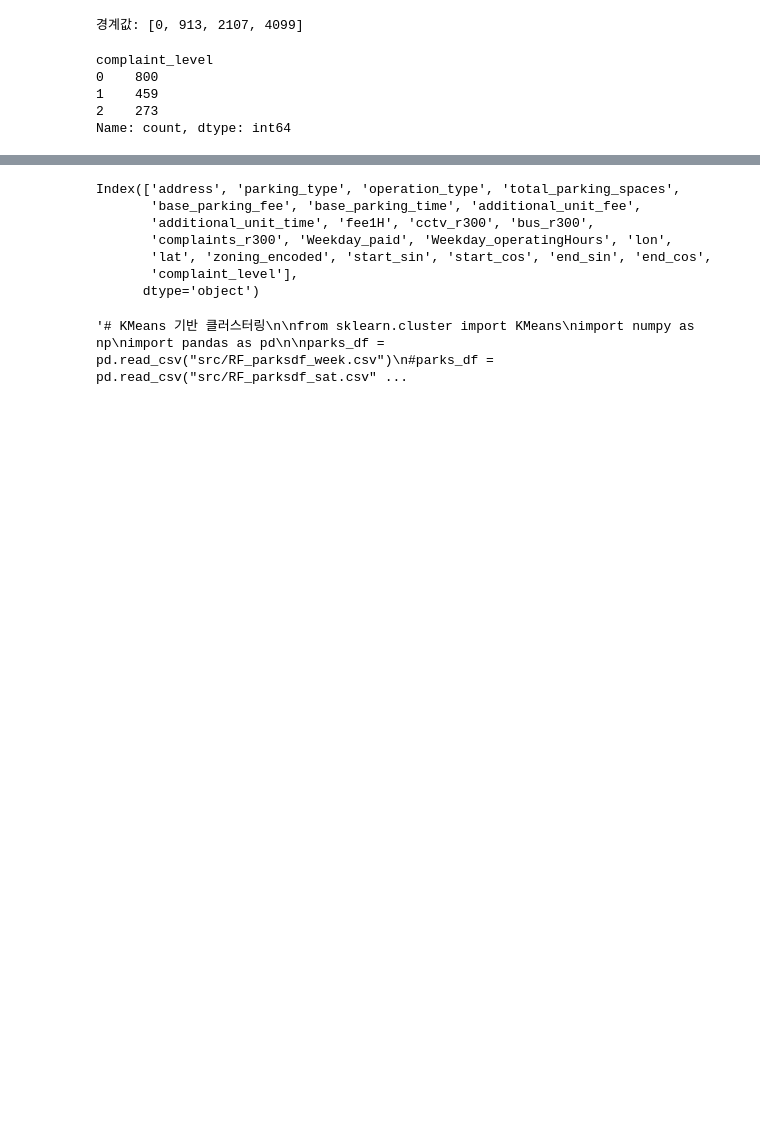
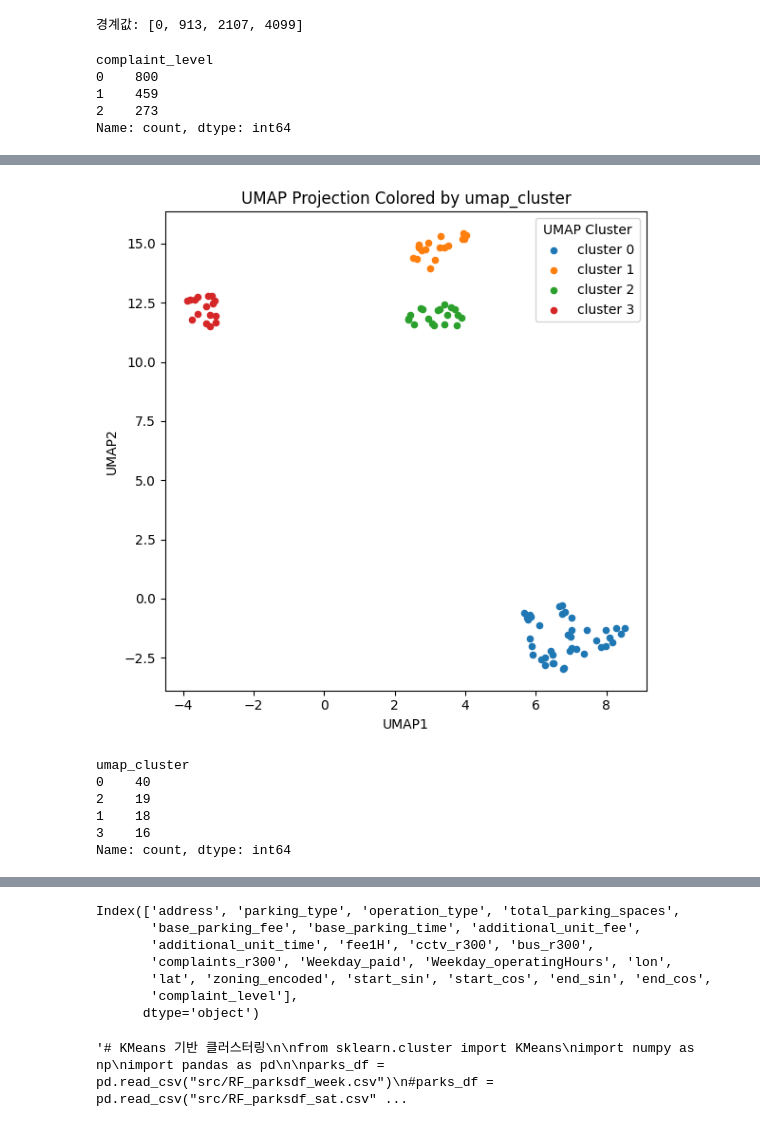
Before and after one commit to vxlmlxv/20251R0136COSE47101, a Jupyter notebook: randomforest_dong.ipynb, the cells around one changed output, grey strips where cells are left out. Cells and saved outputs as stored; diff of their text form; code cells hidden in the pictures; blank space fills up the shorter version.

```diff
--- a/randomforest_dong.ipynb
+++ b/randomforest_dong.ipynb
@@ -137,0 +250,41 @@ TypeError: ufunc 'divide' not supported for the input types, and the inputs coul
+# %%
+import matplotlib.pyplot as plt
+
+# embedding: (n_samples,2)인 UMAP 결과 배열
+# df_out["umap_cluster"]: 각 점의 군집 라벨
+
+plt.figure(figsize=(6,6))
+for clus in sorted(df_out["umap_cluster"].unique()):
+    mask = df_out["umap_cluster"] == clus
+    plt.scatter(
+        embedding[mask,0],
+        embedding[mask,1],
+        label=f"cluster {clus}",
+        s=20
+    )
+plt.legend(title="UMAP Cluster")
+plt.title("UMAP Projection Colored by umap_cluster")
+plt.xlabel("UMAP1")
+plt.ylabel("UMAP2")
+plt.tight_layout()
+plt.show()
+# %% [output]
+[figure, added]
+# %%
+from sklearn.cluster import DBSCAN
+import numpy as np
+
+# embedding: (n_samples, 2) 형태의 UMAP 결과
+db = DBSCAN(eps=1.0, min_samples=5)   # eps는 거리에 따라 조정
+clusters = db.fit_predict(embedding)
+
+# df_out에 새 컬럼으로 붙이기
+df_out["umap_cluster"] = clusters
+print(df_out["umap_cluster"].value_counts())
+# %% [output]
+umap_cluster
+0    40
+2    19
+1    18
+3    16
+Name: count, dtype: int64
```
Also changed, not shown: parts of 6 cells of this notebook.
